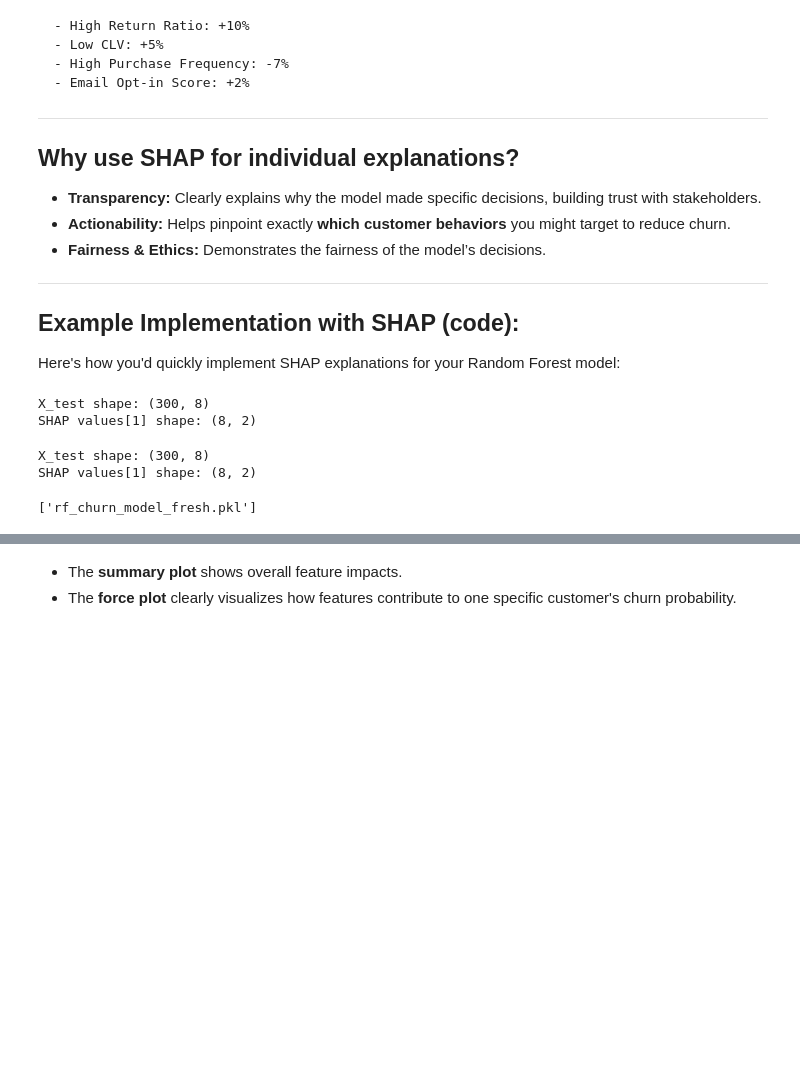
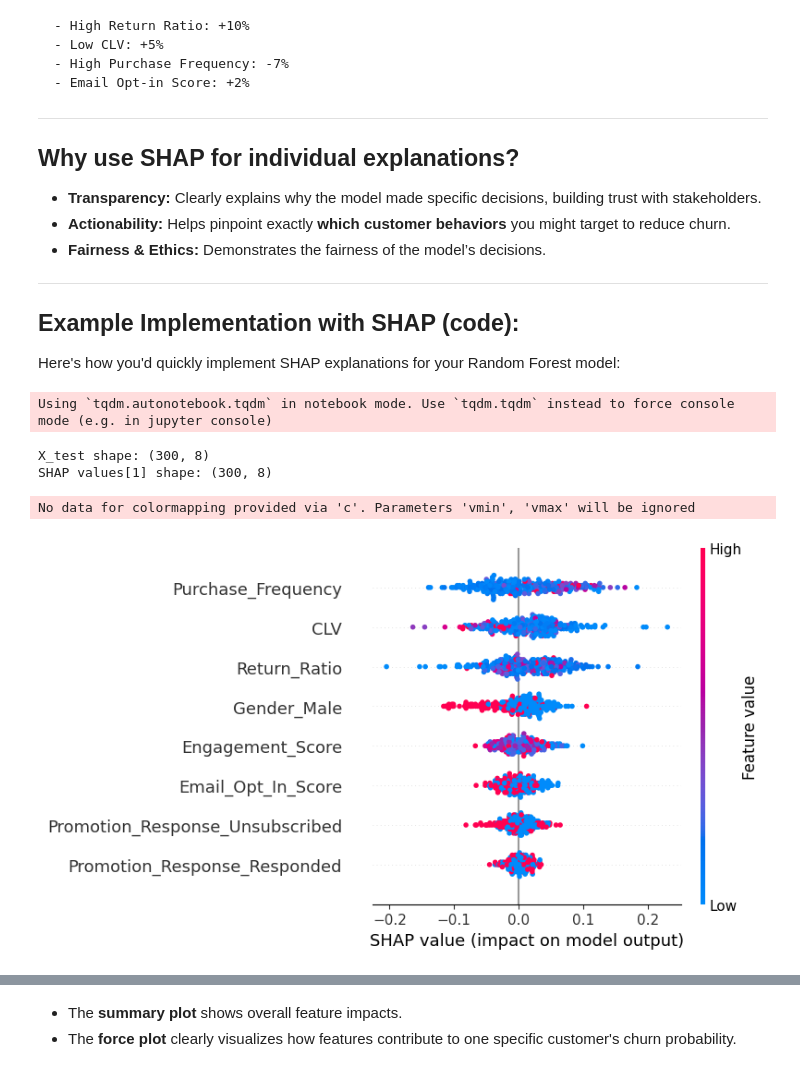
Before and after one commit to mehalyna/churn-prediction, a Jupyter notebook: step_4_RandomForest.ipynb, the cells around one changed output, grey strips where cells are left out. Saved outputs shown, nothing was run; the diff lists cells and outputs as text; code cells hidden in the pictures; blank space fills up the shorter version.

Commit message:
SHAP added

```diff
--- a/step_4_RandomForest.ipynb
+++ b/step_4_RandomForest.ipynb
@@ -286,74 +286,42 @@ Here's how you'd quickly implement SHAP explanations for your Random Forest mode
 # %%
 import shap, joblib
 import pandas as pd
+from sklearn.model_selection import train_test_split
+from sklearn.ensemble import RandomForestClassifier
 
-# Load model explicitly after kernel restart
-model = joblib.load('rf_churn_model.pkl')
-
-# Prepare data again
+# Data explicitly loaded
 data = pd.read_csv('processed_customer_churn_data.csv')
-X = data[[
+feature_columns = [
     'Return_Ratio', 'Purchase_Frequency', 'Engagement_Score', 'CLV',
     'Gender_Male', 'Promotion_Response_Responded', 'Promotion_Response_Unsubscribed',
     'Email_Opt_In_Score'
-]]
-y = data['Target_Churn']
+]
+target_column = 'Target_Churn'
+X = data[feature_columns].astype(float)
+y = data[target_column]
+
+# Split data explicitly
 X_train, X_test, y_train, y_test = train_test_split(
     X, y, test_size=0.3, random_state=42, stratify=y
 )
 
-# Ensure numeric data explicitly
-X_test = X_test.astype(float)
+# Explicitly retrain model
+model = RandomForestClassifier(random_state=42, class_weight='balanced')
+model.fit(X_train, y_train)
 
-# SHAP explicitly again
+# Explicit SHAP with stable version
 explainer = shap.TreeExplainer(model)
 shap_values = explainer.shap_values(X_test)
 
+# Explicit shape check
 print("X_test shape:", X_test.shape)
 print("SHAP values[1] shape:", shap_values[1].shape)
 # %% [output]
-X_test shape: (300, 8)
-SHAP values[1] shape: (8, 2)
+Using `tqdm.autonotebook.tqdm` in notebook mode. Use `tqdm.tqdm` instead to force console mode (e.g. in jupyter console)
+X_test shape: (300, 8)
+SHAP values[1] shape: (300, 8)
-# %%
-# STEP 1: Load libraries explicitly
-import shap, joblib
-import pandas as pd
-from sklearn.model_selection import train_test_split
-from sklearn.ensemble import RandomForestClassifier
-
-# STEP 2: Load data explicitly
-data = pd.read_csv('processed_customer_churn_data.csv')
-
-feature_columns = [
-    'Return_Ratio', 'Purchase_Frequency', 'Engagement_Score', 'CLV',
-    'Gender_Male', 'Promotion_Response_Responded', 'Promotion_Response_Unsubscribed',
-    'Email_Opt_In_Score'
-]
-target_column = 'Target_Churn'
-
-X = data[feature_columns].astype(float)
-y = data[target_column]
-
-# STEP 3: Explicitly recreate train-test split
-X_train, X_test, y_train, y_test = train_test_split(
-    X, y, test_size=0.3, random_state=42, stratify=y
-)
-
-# STEP 4: Explicitly retrain model
-model = RandomForestClassifier(class_weight='balanced', random_state=42)
-model.fit(X_train, y_train)
-
-# STEP 5: Immediately run SHAP explicitly after retraining
-explainer = shap.TreeExplainer(model)
-shap_values = explainer.shap_values(X_test)
-
-# STEP 6: Check explicitly
-print("X_test shape:", X_test.shape)
-print("SHAP values[1] shape:", shap_values[1].shape)
-
-# STEP 7: Save freshly retrained model
-joblib.dump(model, 'rf_churn_model_fresh.pkl')
-# %% [output]
-X_test shape: (300, 8)
-SHAP values[1] shape: (8, 2)
-['rf_churn_model_fresh.pkl']
+# %%
+shap.summary_plot(shap_values[1], X_test, feature_names=feature_columns)
+# %% [output]
+No data for colormapping provided via 'c'. Parameters 'vmin', 'vmax' will be ignored
+[figure, added]
```
Also changed, not shown: parts of 3 cells of this notebook, 1 other file.
